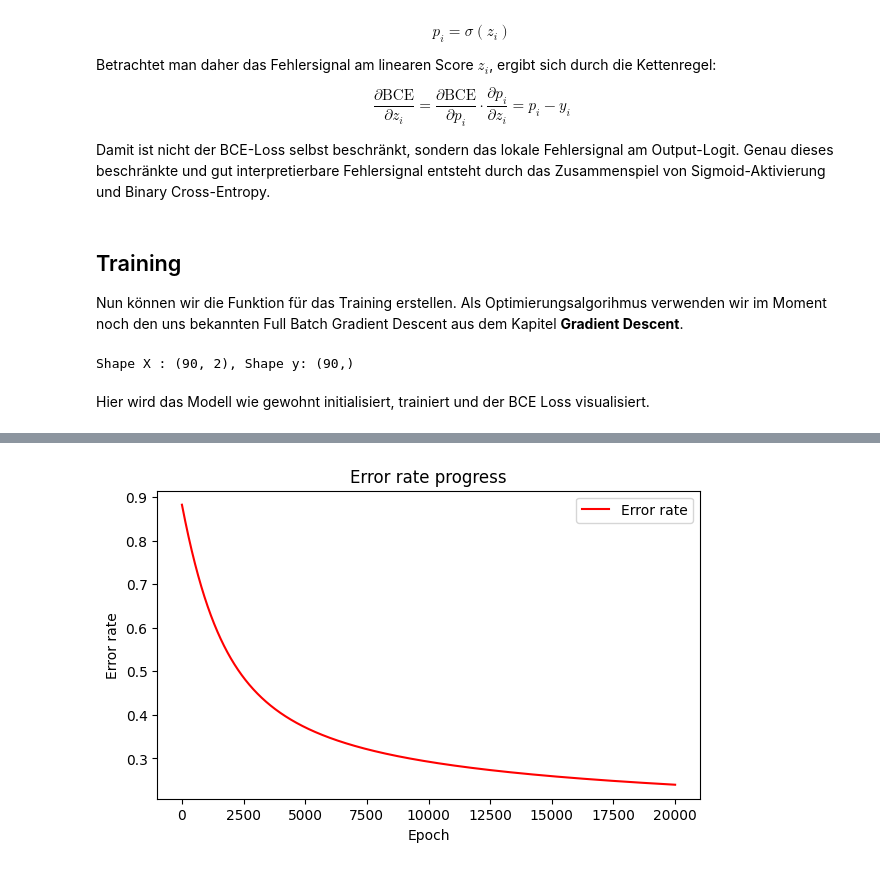
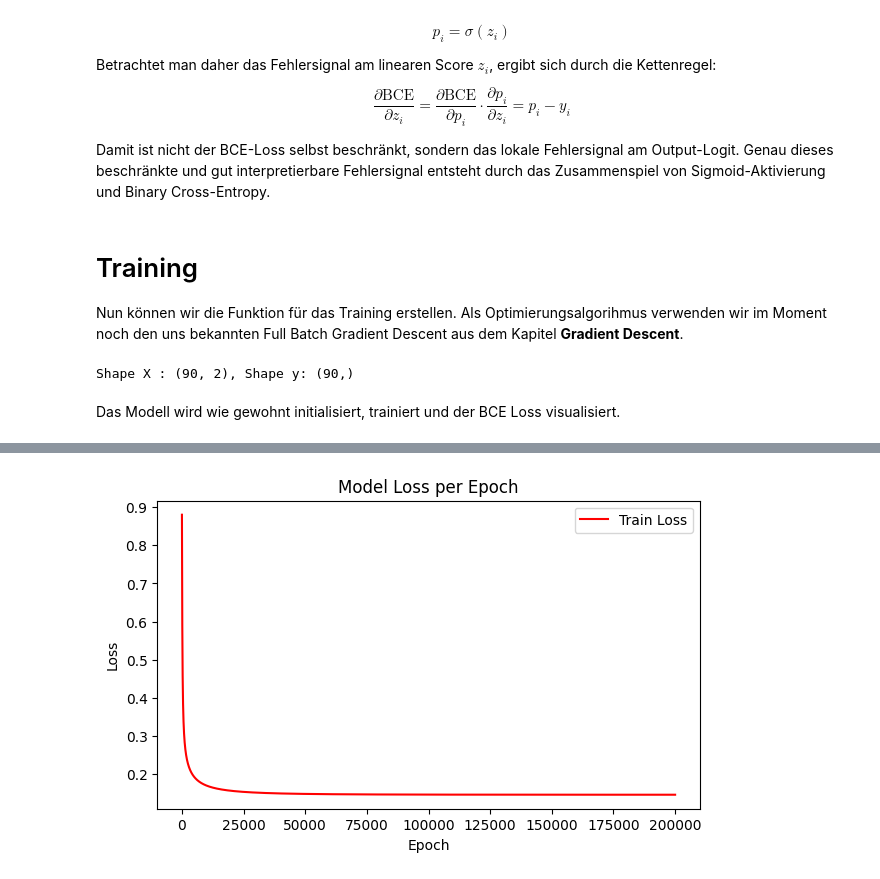
Before and after one commit to red-apple38/understanding-deep-learning, a Jupyter notebook: docs/beginner/Logistic_perceptron.ipynb, the cells around one changed output, grey strips where cells are left out. Cells and saved outputs as stored; diff of their text form; code cells hidden in the pictures.

```diff
--- a/docs/beginner/Logistic_perceptron.ipynb
+++ b/docs/beginner/Logistic_perceptron.ipynb
@@ -660,11 +736,11 @@ $$
 
 Damit ist nicht der BCE-Loss selbst beschränkt, sondern das lokale Fehlersignal am Output-Logit. Genau dieses beschränkte und gut interpretierbare Fehlersignal entsteht durch das Zusammenspiel von Sigmoid-Aktivierung und Binary Cross-Entropy.
 # %% [markdown]
-## Training
+# Training
 Nun können wir die Funktion für das Training erstellen. Als Optimierungsalgorihmus verwenden wir im Moment noch den uns bekannten Full Batch Gradient Descent aus dem Kapitel **Gradient Descent**.
 # %%
 print(f"Shape X : {X.shape}, Shape y: {y.shape}")
-def train(model: perceptron.Perceptron, X: np.ndarray, y: np.ndarray, lr=0.001, epochs=20000):
+def train(model: perceptron.Perceptron, X: np.ndarray, y: np.ndarray, lr=0.01, epochs=200000):
     """
     Trains the logistic Perceptron using full batch gd for BCE+Sigmoid
 
@@ -693,9 +769,11 @@ def train(model: perceptron.Perceptron, X: np.ndarray, y: np.ndarray, lr=0.001,
 # %% [output]
 Shape X : (90, 2), Shape y: (90,)
 # %% [markdown]
-Hier wird das Modell wie gewohnt initialisiert, trainiert und der BCE Loss visualisiert.
+Das Modell wird wie gewohnt initialisiert, trainiert und der BCE Loss visualisiert.
 # %%
 model = perceptron.Perceptron(X.shape[1], perceptron.sigmoid)
 loss_history = train(model, X, y)
-fig2, ax2 = perceptron.visualize_training(loss_history)
+fig6, ax6 = perceptron.visualize_loss(loss_history)
+print(f"Start Loss: {round(loss_history[0], 2)}")
+print(f"Final Loss: {round(loss_history[-1], 2)}")
 # %% [output]
@@ -702 +782 @@ fig2, ax2 = perceptron.visualize_training(loss_history)
-[figure, old version]
+[figure, new version]
```
Also changed, not shown: parts of 49 cells of this notebook, 2 other files.
